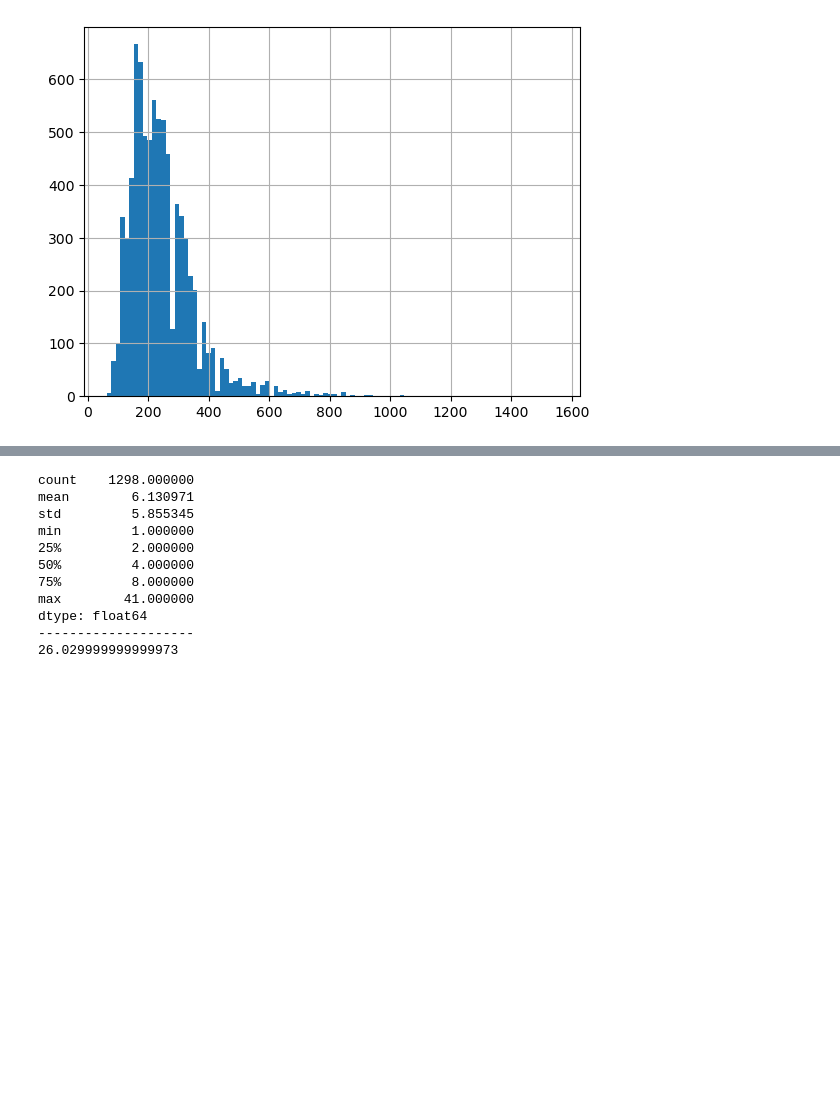
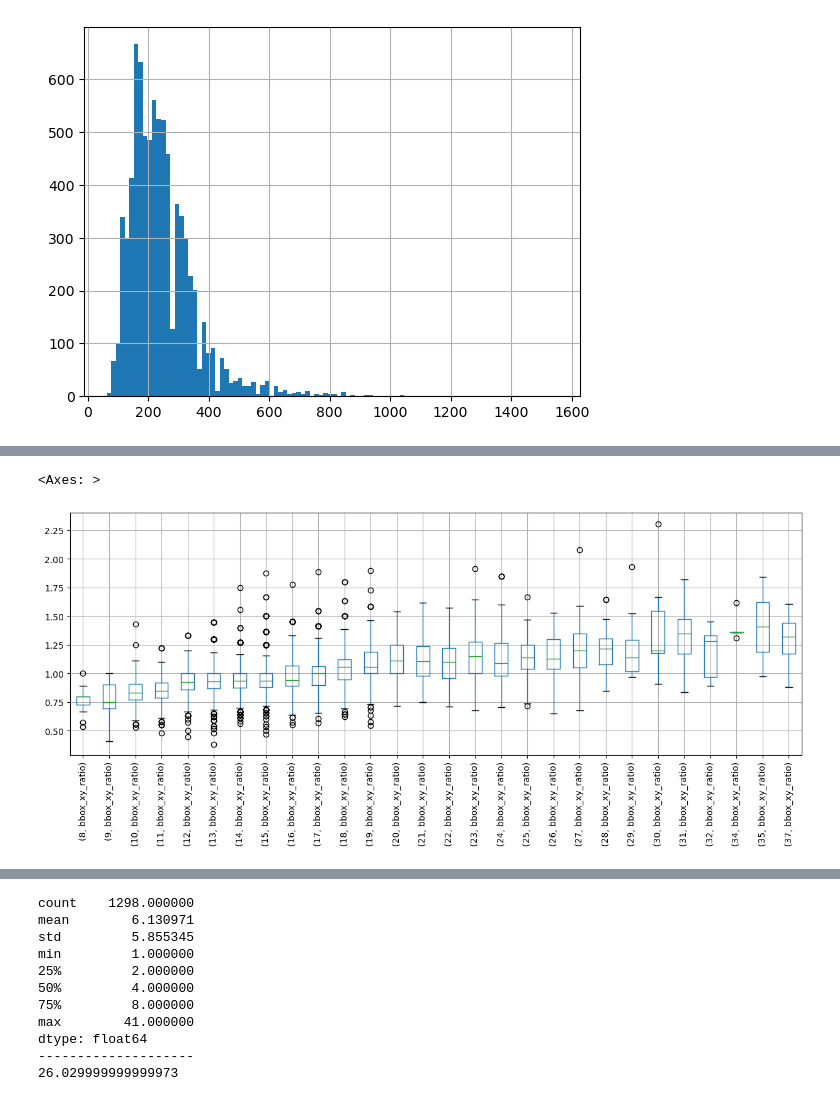
Before and after one commit to jujanen/objects_from_old_maps, a Jupyter notebook: 01_eda.ipynb, the cells around one changed output, grey strips where cells are left out. Saved outputs shown, nothing was run; the diff lists cells and outputs as text; code cells hidden in the pictures; blank space fills up the shorter version.

```diff
--- a/01_eda.ipynb
+++ b/01_eda.ipynb
@@ -148,0 +251,5 @@ Name: bbox_xy_ratio, dtype: float64
+# %%
+temp_my_annotations.groupby('bbox_y').boxplot(subplots=False, column = 'bbox_xy_ratio', figsize = (15, 5), rot = 90)
+# %% [output]
+<Axes: >
+[figure, added]
```
Also changed, not shown: parts of 12 cells of this notebook, 2 other files.
